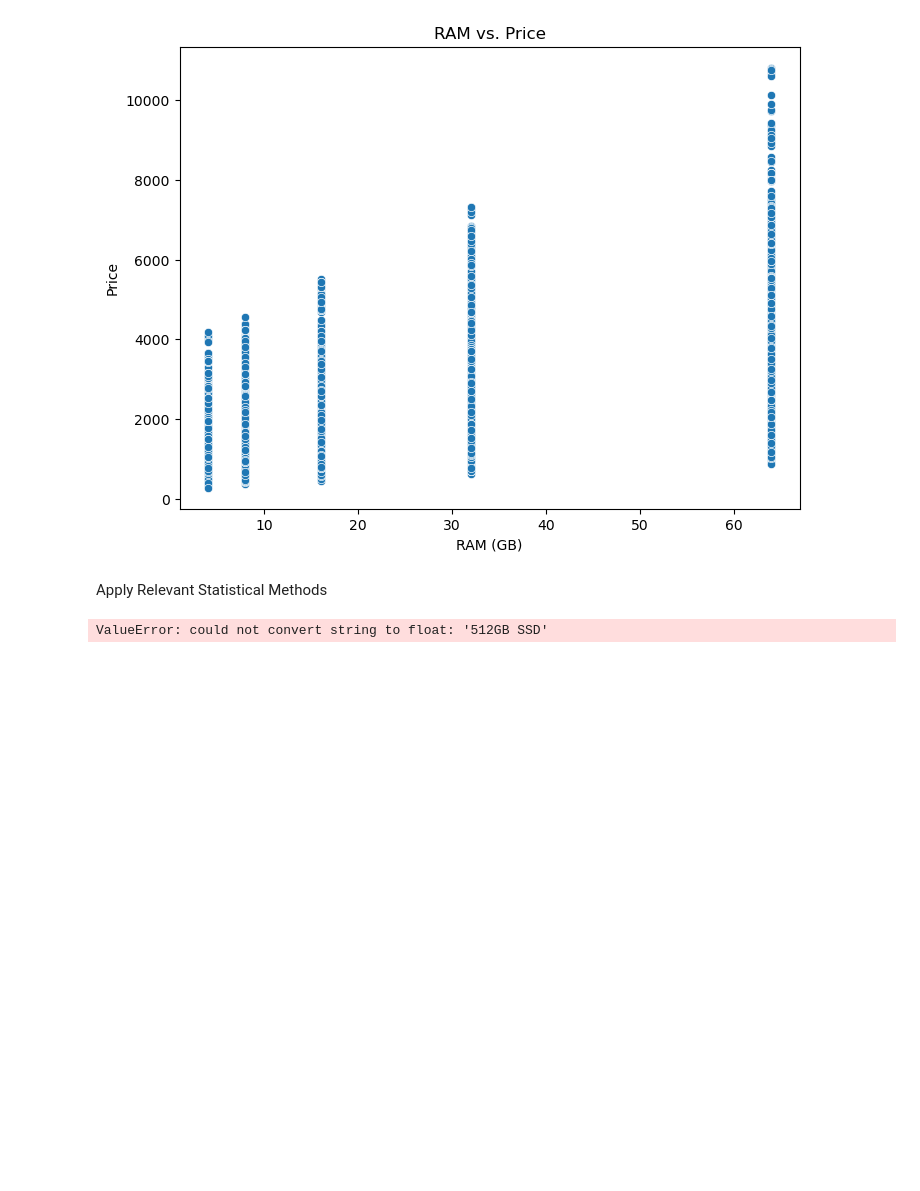
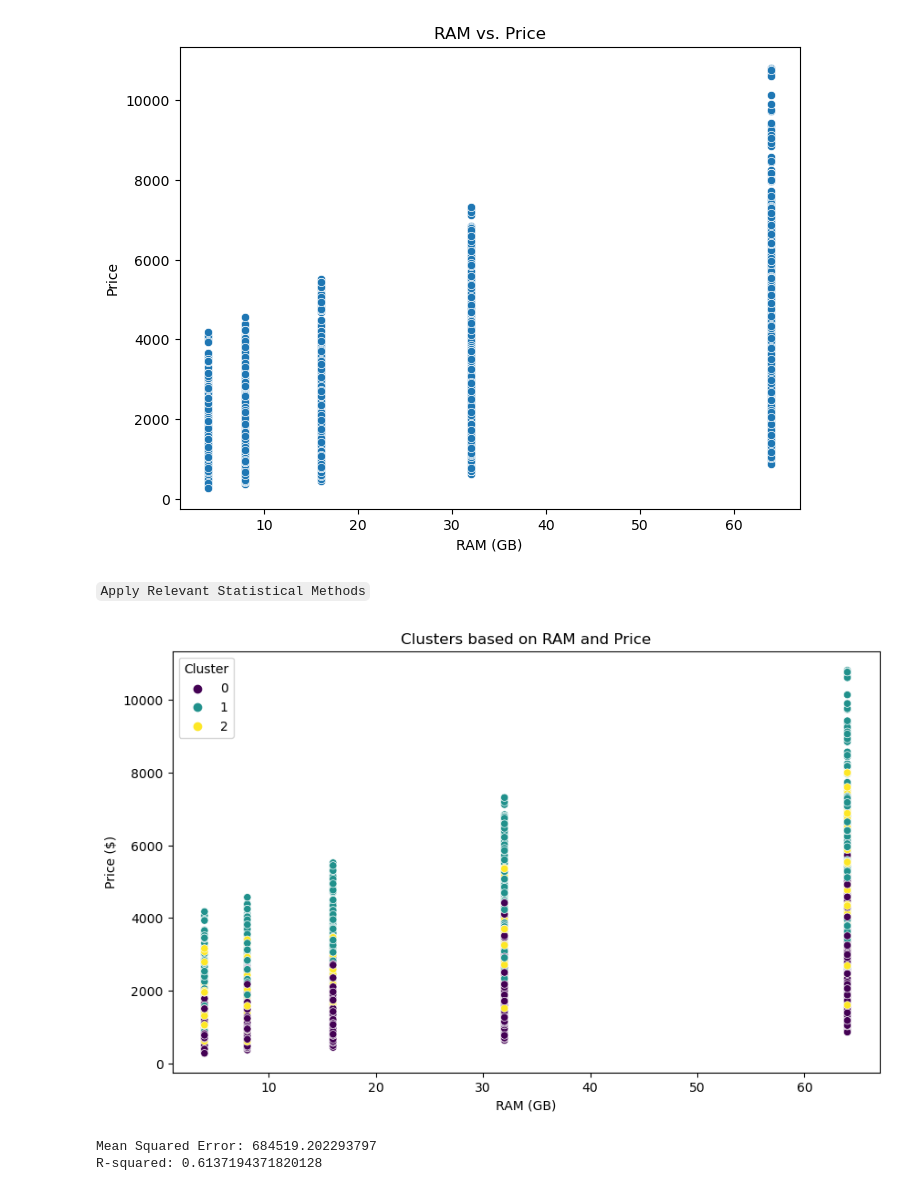
Before and after one commit to Binuri01/Data-Analytics-Assignment, a Jupyter notebook: Untitled17.ipynb, the cells around one changed output. Cells and saved outputs as stored; diff of their text form; code cells hidden in the pictures; blank space fills up the shorter version.

Commit message:
correlation, regression and clustering

````diff
--- a/Untitled17.ipynb
+++ b/Untitled17.ipynb
@@ -126,26 +120,60 @@ max            3.000000  10807.880000   3840.000000   2160.000000
 [figure]
 [figure]
 # %% [markdown]
-Apply Relevant Statistical Methods
+```Apply Relevant Statistical Methods```
 # %%
-# Clustering Analysis
+import pandas as pd
+import matplotlib.pyplot as plt
+import seaborn as sns
+from sklearn.cluster import KMeans
+from sklearn.preprocessing import LabelEncoder
 
-from sklearn.cluster import KMeans
+categorical_columns = df.select_dtypes(include=['object']).columns
 
-# Perform clustering on features (excluding 'Price')
+label_encoders = {}
+for col in categorical_columns:
+    label_encoders[col] = LabelEncoder()
+    df[col] = label_encoders[col].fit_transform(df[col])
+
 cluster_features = df.drop('Price ($)', axis=1)
 
-# Use KMeans with an arbitrary choice of 3 clusters
 kmeans = KMeans(n_clusters=3, random_state=42)
 clusters = kmeans.fit_predict(cluster_features)
+
 df['Cluster'] = clusters
 
-# Visualize clusters with a scatter plot (example: RAM vs. Price)
-plt.figure(figsize=(10,6))
-sns.scatterplot(x=df['Ram'], y=df['Price'], hue=df['Cluster'], palette='viridis')
+plt.figure(figsize=(10, 6))
+sns.scatterplot(x=df['RAM (GB)'], y=df['Price ($)'], hue=df['Cluster'], palette='viridis')
 plt.title('Clusters based on RAM and Price')
 plt.xlabel('RAM (GB)')
-plt.ylabel('Price')
+plt.ylabel('Price ($)')
 plt.show()
 # %% [output]
-ValueError: could not convert string to float: '512GB SSD'
+[figure, added]
+# %%
+# Regression analysis
+
+from sklearn.model_selection import train_test_split
+from sklearn.linear_model import LinearRegression
+from sklearn.metrics import mean_squared_error, r2_score
+
+X = df.drop('Price ($)', axis=1)
+y = df['Price ($)']
+
+X_train, X_test, y_train, y_test = train_test_split(X, y, test_size=0.2, random_state=42)
+
+scaler = StandardScaler()
+X_train_scaled = scaler.fit_transform(X_train)
+X_test_scaled = scaler.transform(X_test)
+
+model = LinearRegression()
+model.fit(X_train_scaled, y_train)
+
+y_pred = model.predict(X_test_scaled)
+mse = mean_squared_error(y_test, y_pred)
+r2 = r2_score(y_test, y_pred)
+print("Mean Squared Error:", mse)
+print("R-squared:", r2)
+# %% [output]
+Mean Squared Error: 684519.202293797
+R-squared: 0.6137194371820128
````
Also changed, not shown: parts of 8 cells of this notebook.
